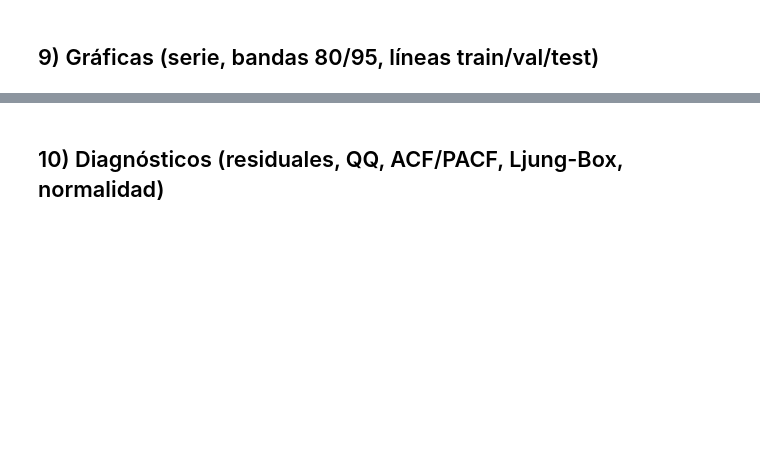
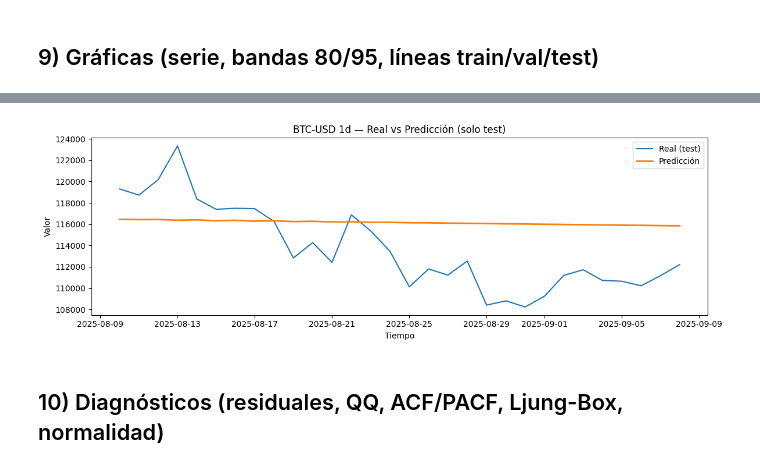
Before and after one commit to Hibra999/FORECASTING, a Jupyter notebook: sarimax_optuna_yahoo_windowed.ipynb, the cells around one changed output, grey strips where cells are left out. Cells and saved outputs as stored; diff of their text form; code cells hidden in the pictures; blank space fills up the shorter version.

```diff
--- a/sarimax_optuna_yahoo_windowed.ipynb
+++ b/sarimax_optuna_yahoo_windowed.ipynb
@@ -48,10 +48,10 @@ import pandas_market_calendars as mcal
 
 # --- Parámetros editables ---
 TICKER = "BTC-USD"
-INTERVAL = "1h"       # "1h","30m","15m","1d", etc.
-START = None          # "2015-01-01" o None
+INTERVAL = "1d"       # "1h","30m","15m","1d", etc.
+START = "2023-01-01"          # "2015-01-01" o None
 END = None            # "2025-09-08" o None
-H = 48                # horizonte de pronóstico en pasos de INTERVAL
+H = 30                # horizonte de pronóstico en pasos de INTERVAL
 REMOVE_HOLIDAYS = False
 MARKET_CAL = "XNYS"   # Calendario para limpieza de feriados/horas
 TZ = "UTC"            # Zona horaria destino
@@ -64,9 +64,9 @@ SEASONAL_ORDER = None  # P,D,Q,m e.g., (0,1,1,24) o None
 
 METRIC_OPT = "sMAPE"   # {"RMSE","MAE","sMAPE","MASE"}
 BACKTEST_FOLDS = 3     # 0 para desactivar
-N_TRIALS = 60
+N_TRIALS = 1000
 TIMEOUT_MIN = 20
-N_JOBS = 1
+N_JOBS = -1
 PRUNING = True
 RANDOM_SEED = 42
 
@@ -490,3 +693,26 @@ plt.show()
+# %%
+# === 9-b) Gráfica SOLO del tramo de test: valor real vs predicción (sin históricos) ===
+# Requiere que 'forecast_df' exista con columnas ['y_true','y_pred'] y que OUT_DIR esté definido.
+
+import matplotlib.pyplot as plt
+import os
+
+if "forecast_df" not in globals():
+    raise RuntimeError("No existe 'forecast_df'. Ejecuta antes la celda de pronóstico para crearla.")
+
+plt.figure(figsize=(12,4))
+plt.plot(forecast_df.index, forecast_df["y_true"], label="Real (test)", linewidth=1.5)
+plt.plot(forecast_df.index, forecast_df["y_pred"], label="Predicción", linewidth=2)
+plt.title(f"{TICKER} {INTERVAL} — Real vs Predicción (solo test)")
+plt.xlabel("Tiempo")
+plt.ylabel("Valor")
+plt.legend()
+plt.tight_layout()
+os.makedirs(OUT_DIR, exist_ok=True)
+plt.savefig(os.path.join(OUT_DIR, "plot_test_only.png"), dpi=140)
+plt.show()
+# %% [output]
+[figure, added]
 # %% [markdown]
 ## 10) Diagnósticos (residuales, QQ, ACF/PACF, Ljung-Box, normalidad)
 # %%
```
Also changed, not shown: parts of 12 cells of this notebook, 3 other files.
